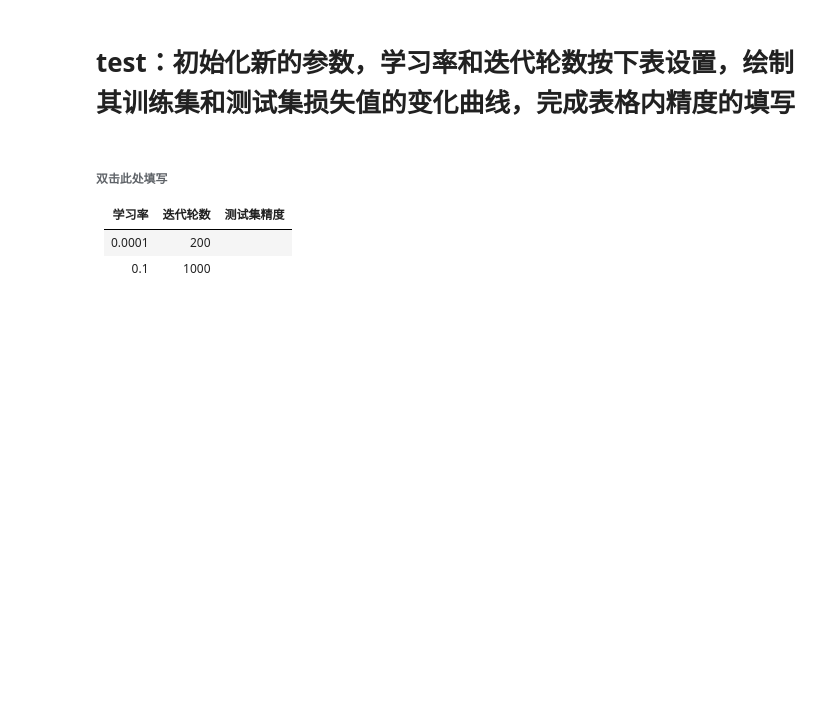
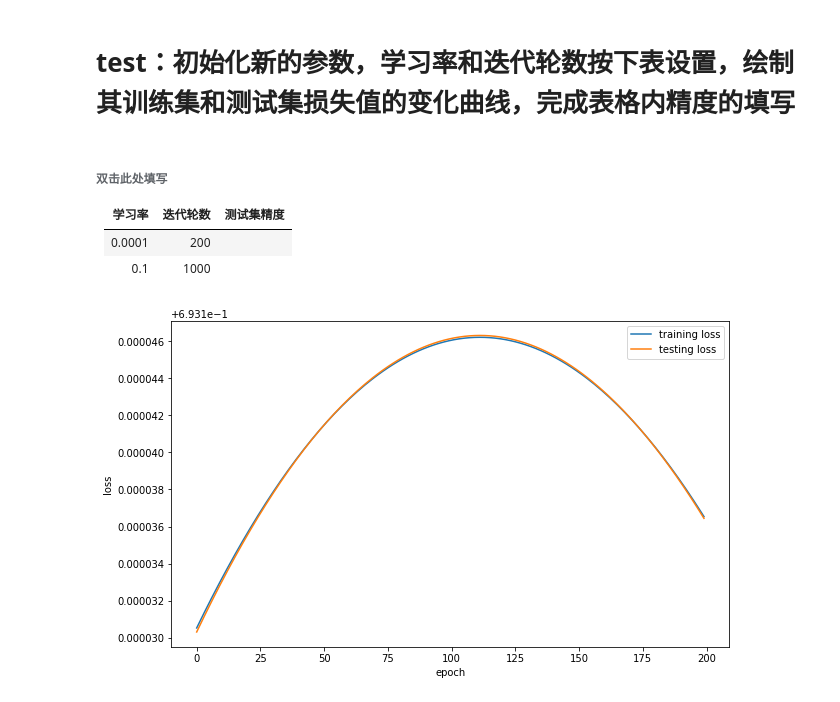
Before and after one commit to wscjxky/machine_task, a Jupyter notebook: 第五章/第三题.ipynb, the cells around one changed output. Cells and saved outputs as stored; diff of their text form; code cells hidden in the pictures; blank space fills up the shorter version.

```diff
--- a/第五章/第三题.ipynb
+++ b/第五章/第三题.ipynb
@@ -379,11 +402,14 @@ def compute_gradient(y_true, y_pred, X):
     db: float, 损失函数对参数b的偏导数
 
     '''
+    y_hat = np.clip(y_pred, 1e-10, 1 - 1e-10)
+    n=len(y_true)
+
     # 求损失函数对参数W的偏导数的导数值
-    dW =                                           # YOUR CODE HERE
+    dW =         np.dot(np.transpose(X),(y_hat-y_true))*1/n                                    # YOUR CODE HERE
 
     # 求损失函数对参数b的偏导数的导数值
-    db =                                           # YOUR CODE HERE
+    db =     np.sum(y_hat-y_true)*1/n                                        # YOUR CODE HERE
 
     return dW, db
 # %%
@@ -419,6 +449,7 @@ def update(W, b, dW, db, learning_rate):
 
     # 对参数b进行更新
     # YOUR CODE HERE
+    b -= learning_rate * db
 # %%
 # 测试样例
 Wt, bt = initialize(trainX.shape[1])
@@ -521,16 +564,16 @@ def train(trainX, trainY, testX, testY, W, b, epochs, learning_rate = 0.01, verb
     for i in range(epochs):
 
         # 计算训练集前向传播得到的预测值
-        train_y_pred =                         # YOUR CODE HERE
+        train_y_pred =       forward(trainX, W, b)                   # YOUR CODE HERE
 
         # 计算当前训练集的损失值
-        training_loss =                        # YOUR CODE HERE
+        training_loss =    logloss(trainY, train_y_pred)                    # YOUR CODE HERE
 
         # 计算测试集前向传播得到的预测值
-        test_y_pred =                          # YOUR CODE HERE
+        test_y_pred =       forward(testX, W, b)                     # YOUR CODE HERE
 
         # 计算当前测试集的损失值
-        testing_loss =                         # YOUR CODE HERE
+        testing_loss =     logloss(testY, test_y_pred)                       # YOUR CODE HERE
 
         if verbose == True:
             print('epoch %s, training loss:%s'%(i + 1, training_loss))
@@ -543,6 +586,8 @@ def train(trainX, trainY, testX, testY, W, b, epochs, learning_rate = 0.01, verb
 
         # 反向传播更新参数
         # YOUR CODE HERE
+        backward(trainY,train_y_pred, trainX, W, b, learning_rate)
+        backward(testY, test_y_pred, testX, W, b, learning_rate)
 
 
     return training_loss_list, testing_loss_list
@@ -595,8 +643,9 @@ def predict(X, W, b):
 
     '''
 
-    # YOUR CODE HERE
-    prediction =
+
+    prediction =    forward(X, W, b)
+    prediction = np.where(prediction>0.5,1,0)
     return prediction
 # %%
 # 测试样例
@@ -635,0 +687,8 @@ plot_loss_curve(training_loss_list, testing_loss_list)
+# %%
+W, b = initialize(trainX.shape[1])
+training_loss_list, testing_loss_list = train(trainX, trainY, testX, testY, W, b, 200, 0.0001)
+prediction = predict(testX, W, b)
+accuracy_score(testY, prediction)
+plot_loss_curve(training_loss_list, testing_loss_list)
+# %% [output]
+[figure, added]
```
Also changed, not shown: parts of 24 cells of this notebook, 4 other files.
